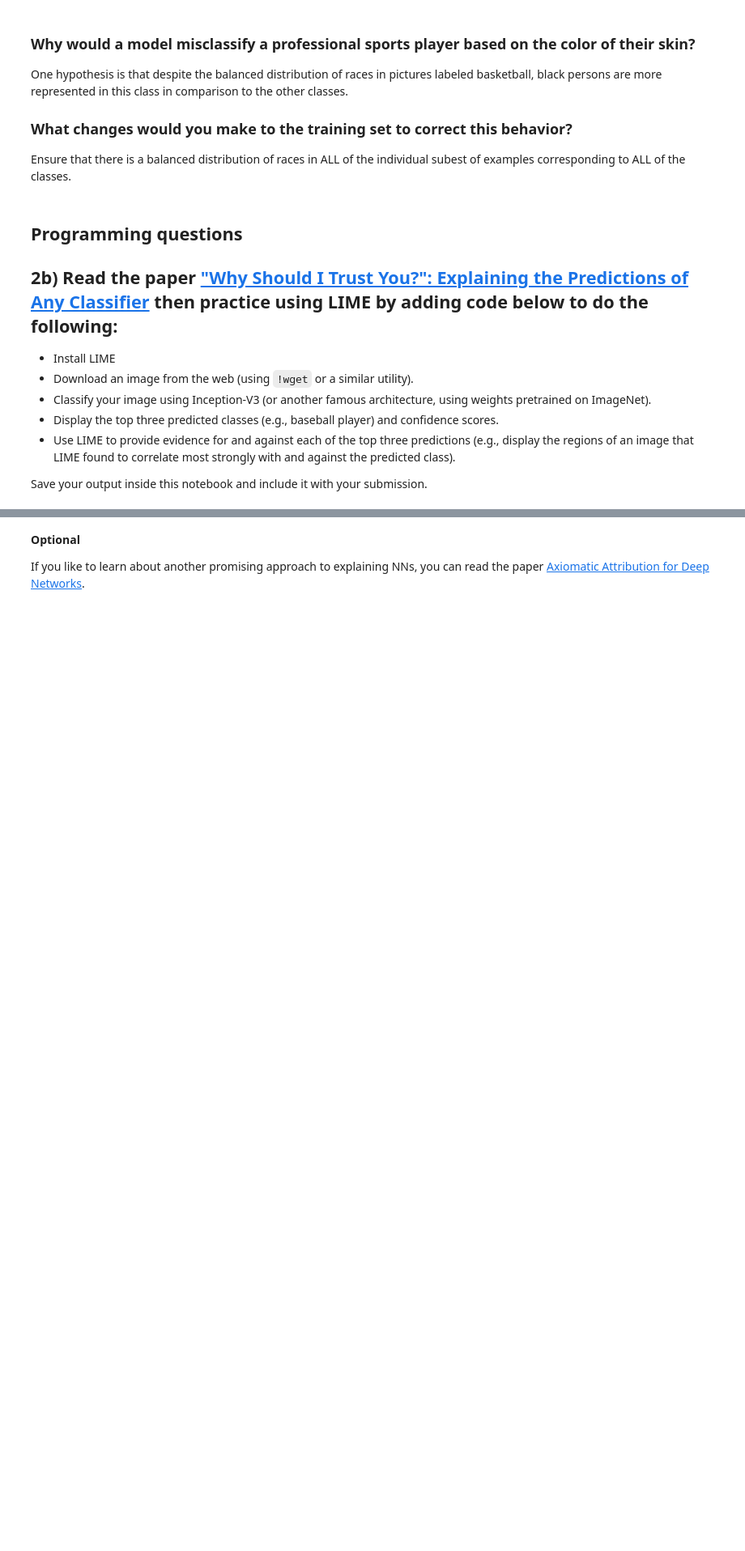
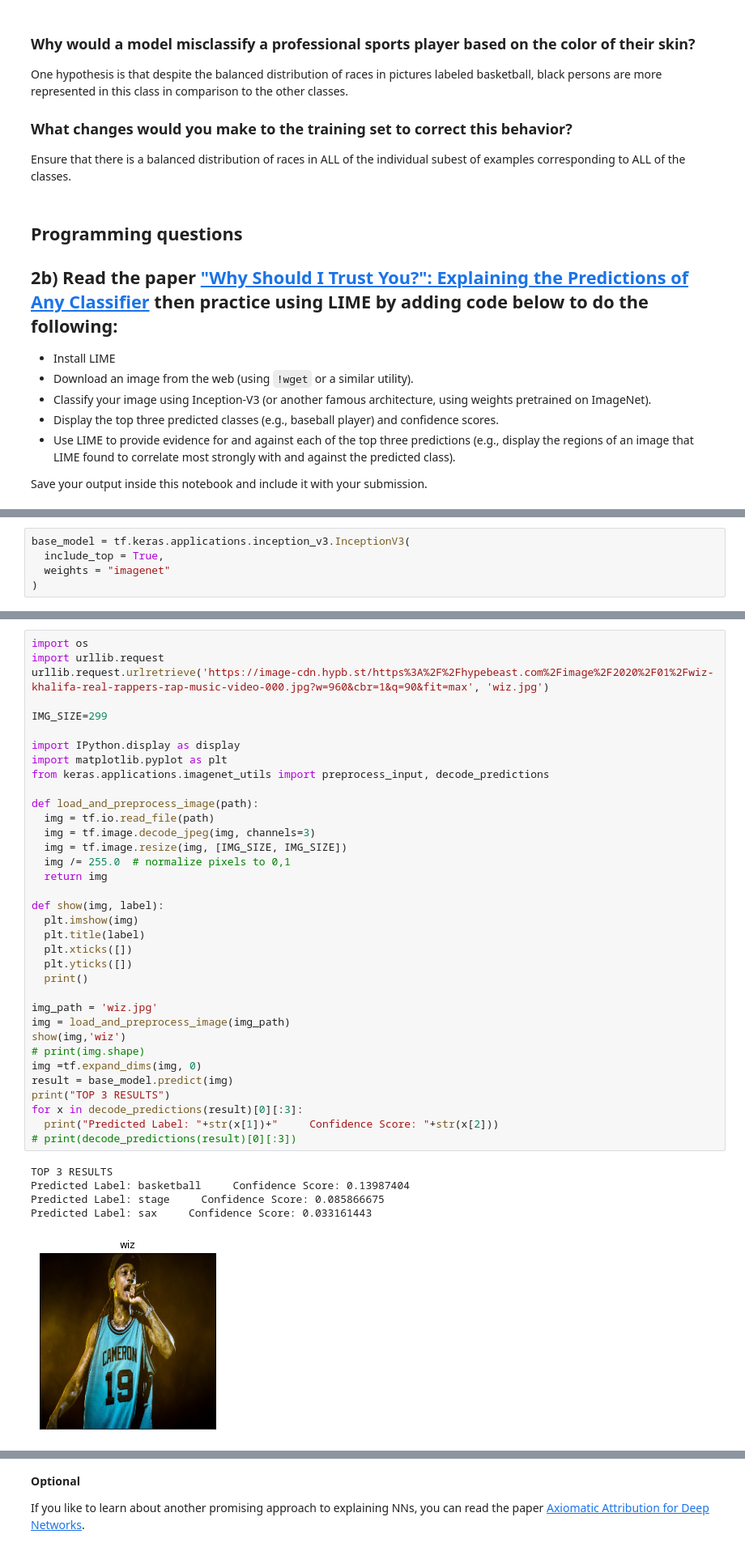
Before and after one commit to dansilva11/Applied_Deep_Learning_w4995, a Jupyter notebook: a3.ipynb, the cells around one changed output, grey strips where cells are left out. Shown at 81% size. Saved outputs shown, nothing was run; the diff lists cells and outputs as text; blank space fills up the shorter version.

```diff
--- a/a3.ipynb
+++ b/a3.ipynb
@@ -393,0 +392,5 @@ Save your output inside this notebook and include it with your submission.
+# %%
+base_model = tf.keras.applications.inception_v3.InceptionV3(
+  include_top = True,
+  weights = "imagenet"
+)
@@ -393,0 +400,41 @@ Save your output inside this notebook and include it with your submission.
+# %%
+import os
+import urllib.request
+urllib.request.urlretrieve('https://image-cdn.hypb.st/https%3A%2F%2Fhypebeast.com%2Fimage%2F2020%2F01%2Fwiz-khalifa-real-rappers-rap-music-video-000.jpg?w=960&cbr=1&q=90&fit=max', 'wiz.jpg')
+
+IMG_SIZE=299
+
+import IPython.display as display
+import matplotlib.pyplot as plt
+from keras.applications.imagenet_utils import preprocess_input, decode_predictions
+
+def load_and_preprocess_image(path):
+  img = tf.io.read_file(path)
+  img = tf.image.decode_jpeg(img, channels=3)
+  img = tf.image.resize(img, [IMG_SIZE, IMG_SIZE])
+  img /= 255.0  # normalize pixels to 0,1
+  return img
+
+def show(img, label):
+  plt.imshow(img)
+  plt.title(label)
+  plt.xticks([])
+  plt.yticks([])
+  print()
+
+img_path = 'wiz.jpg'
+img = load_and_preprocess_image(img_path)
+show(img,'wiz')
+# print(img.shape)
+img =tf.expand_dims(img, 0)
+result = base_model.predict(img)
+print("TOP 3 RESULTS")
+for x in decode_predictions(result)[0][:3]:
+  print("Predicted Label: "+str(x[1])+"     Confidence Score: "+str(x[2]))
+# print(decode_predictions(result)[0][:3])
+# %% [output]
+TOP 3 RESULTS
+Predicted Label: basketball     Confidence Score: 0.13987404
+Predicted Label: stage     Confidence Score: 0.085866675
+Predicted Label: sax     Confidence Score: 0.033161443
+[figure, added]
```
Also changed, not shown: parts of 7 cells of this notebook.
